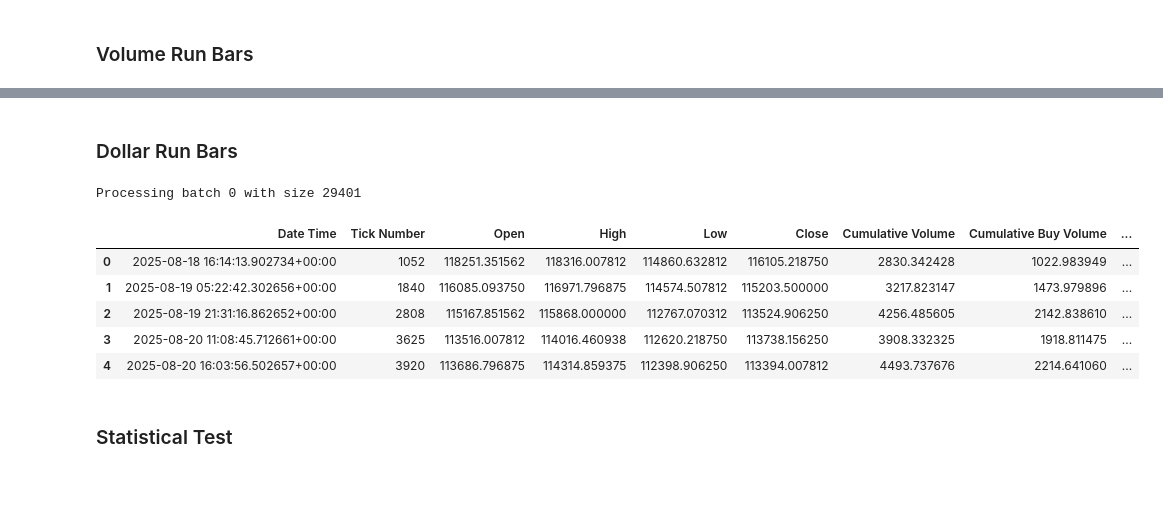
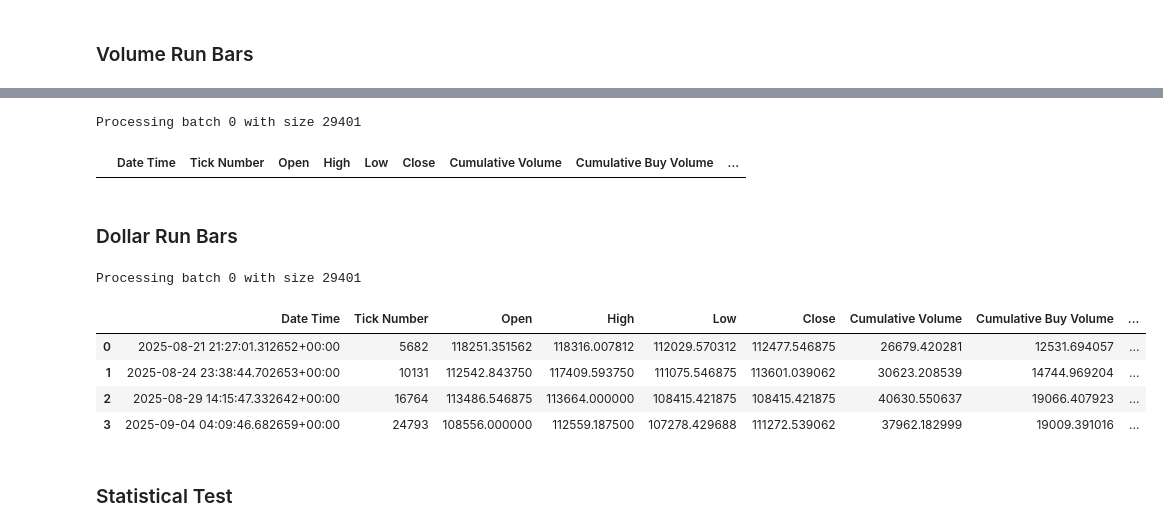
Before and after one commit to engr-bobet-14/Trading-Systems, a Jupyter notebook: smart-money/Notebook/[01] Data Structures.ipynb, the cells around one changed output, grey strips where cells are left out. Saved outputs shown, nothing was run; the diff lists cells and outputs as text; code cells hidden in the pictures; blank space fills up the shorter version.

```diff
--- a/smart-money/Notebook/[01] Data Structures.ipynb
+++ b/smart-money/Notebook/[01] Data Structures.ipynb
@@ -926,39 +1231,27 @@ Processing batch 0 with size 29401
+# %%
+
+
+volume_run_bars = generate_info_driven_bars(sampling_method='expected_volume_run_bars',
+                                      df_sample=df_riskAI,
+                                      db_best_params=reload_db_resampling_params)
+volume_run_bars.head()
+# %% [output]
+Processing batch 0 with size 29401
+|  | Date Time | Tick Number | Open | High | Low | Close | Cumulative Volume | Cumulative Buy Volume | ... |
 # %% [markdown]
 ### Dollar Run Bars
-# %%
-dollar_run_bars = controller.handle_input_command(
-    method_name="expected_dollar_run_bars",
-    method_arguments={
-        "window_size_for_expected_n_ticks_estimation": 100, #5
-        "window_size_for_expected_imbalance_estimation": 1000, #10000
-        "initial_estimate_of_expected_n_ticks_in_bar": 500, #20000
-    },
-    input_data=data,
-    batch_size=1_000_000,
-)
-
-#Map / Aggreagate to other features
-
-dollar_run_bars_with_orderbook = attach_extra_features_to_bars(
-    df,
-    dollar_run_bars,
-    feature_cols=features,
-    # optional overrides:
-    # agg_spec={"spot_price": "mean"},  # if you want different aggregation
-    # weighted_cols={"tr_vwap": ("tr_vwap", "tr_volume_base")},
-    drop_empty=False
-)
-
-dollar_run_bars_with_orderbook.head()
-dollar_run_bars.head()
-# %% [output]
-Processing batch 0 with size 29401
-|  | Date Time | Tick Number | Open | High | Low | Close | Cumulative Volume | Cumulative Buy Volume | ... |
-| 0 | 2025-08-18 16:14:13.902734+00:00 | 1052 | 118251.351562 | 118316.007812 | 114860.632812 | 116105.218750 | 2830.342428 | 1022.983949 | ... |
-| 1 | 2025-08-19 05:22:42.302656+00:00 | 1840 | 116085.093750 | 116971.796875 | 114574.507812 | 115203.500000 | 3217.823147 | 1473.979896 | ... |
-| 2 | 2025-08-19 21:31:16.862652+00:00 | 2808 | 115167.851562 | 115868.000000 | 112767.070312 | 113524.906250 | 4256.485605 | 2142.838610 | ... |
-| 3 | 2025-08-20 11:08:45.712661+00:00 | 3625 | 113516.007812 | 114016.460938 | 112620.218750 | 113738.156250 | 3908.332325 | 1918.811475 | ... |
-| 4 | 2025-08-20 16:03:56.502657+00:00 | 3920 | 113686.796875 | 114314.859375 | 112398.906250 | 113394.007812 | 4493.737676 | 2214.641060 | ... |
+# %%
+dollar_run_bars = generate_info_driven_bars(sampling_method='expected_dollar_run_bars',
+                                      df_sample=df_riskAI,
+                                      db_best_params=reload_db_resampling_params)
+dollar_run_bars.head()
+# %% [output]
+Processing batch 0 with size 29401
+|  | Date Time | Tick Number | Open | High | Low | Close | Cumulative Volume | Cumulative Buy Volume | ... |
+| 0 | 2025-08-21 21:27:01.312652+00:00 | 5682 | 118251.351562 | 118316.007812 | 112029.570312 | 112477.546875 | 26679.420281 | 12531.694057 | ... |
+| 1 | 2025-08-24 23:38:44.702653+00:00 | 10131 | 112542.843750 | 117409.593750 | 111075.546875 | 113601.039062 | 30623.208539 | 14744.969204 | ... |
+| 2 | 2025-08-29 14:15:47.332642+00:00 | 16764 | 113486.546875 | 113664.000000 | 108415.421875 | 108415.421875 | 40630.550637 | 19066.407923 | ... |
+| 3 | 2025-09-04 04:09:46.682659+00:00 | 24793 | 108556.000000 | 112559.187500 | 107278.429688 | 111272.539062 | 37962.182999 | 19009.391016 | ... |
 # %% [markdown]
 ### Statistical Test
 # %% [markdown]
```
Also changed, not shown: parts of 52 cells of this notebook, 1 other file.
